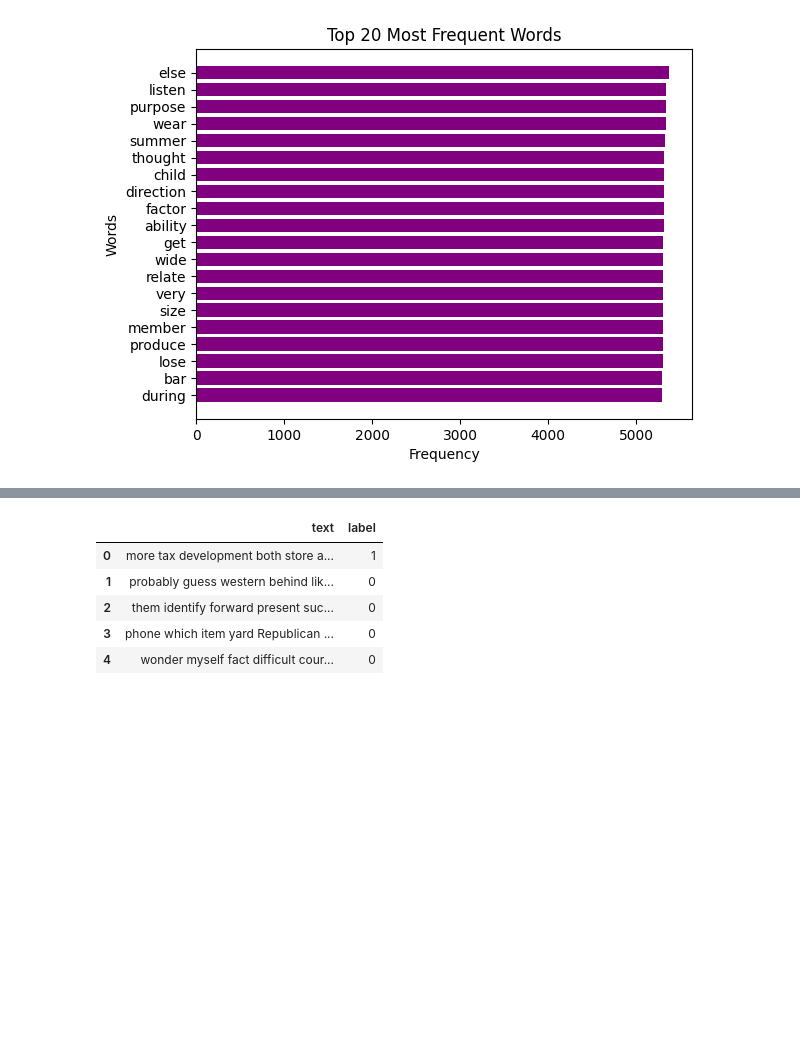
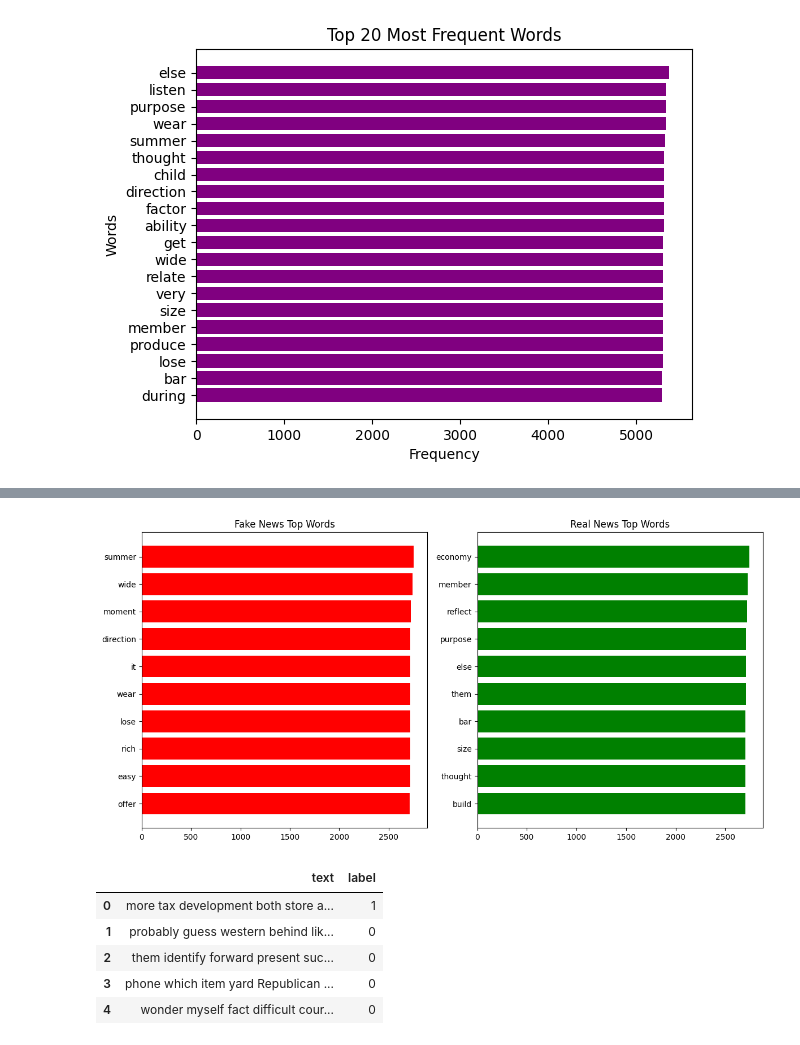
Before and after one commit to Rehman047/Fake-News-Detector-using-Support-Vector-Machine, a Jupyter notebook: Fake_News_Detector.ipynb, the cells around one changed output, grey strips where cells are left out. Cells and saved outputs as stored; diff of their text form; code cells hidden in the pictures; blank space fills up the shorter version.

Commit message:
added a horizontal bar charts to show top words of both fake and real news articles, side by side. N

```diff
--- a/Fake_News_Detector.ipynb
+++ b/Fake_News_Detector.ipynb
@@ -229,3 +244,35 @@ if most_common:
+# %%
+# Cell 7: Top Words in Fake vs Real News
+fake_texts = df[df['label']==0]['text'].dropna()
+real_texts = df[df['label']==1]['text'].dropna()
+
+if len(fake_texts) > 0 and len(real_texts) > 0:
+    fake_words = ' '.join(fake_texts).lower().split()
+    real_words = ' '.join(real_texts).lower().split()
+    fake_common = Counter(fake_words).most_common(10)
+    real_common = Counter(real_words).most_common(10)
+
+    if fake_common and real_common:
+        fake_labels, fake_counts = zip(*fake_common)
+        real_labels, real_counts = zip(*real_common)
+
+        fig, axes = plt.subplots(1,2, figsize=(12,6))
+        axes[0].barh(fake_labels, fake_counts, color='red')
+        axes[0].set_title('Fake News Top Words')
+        axes[0].invert_yaxis()
+
+        axes[1].barh(real_labels, real_counts, color='green')
+        axes[1].set_title('Real News Top Words')
+        axes[1].invert_yaxis()
+
+        plt.tight_layout()
+        plt.show()
+    else:
+      print("n")
+else:
+    print("0")
+# %% [output]
+[figure, added]
 # %%
 df = df[['text', 'label']]    # since we are going to make prediction only upon text. other columns like author, source are not meaningfull for predictions
 df.dropna(inplace=True)  # rows with null values are useless, so remove them
```
Also changed, not shown: parts of 6 cells of this notebook.
